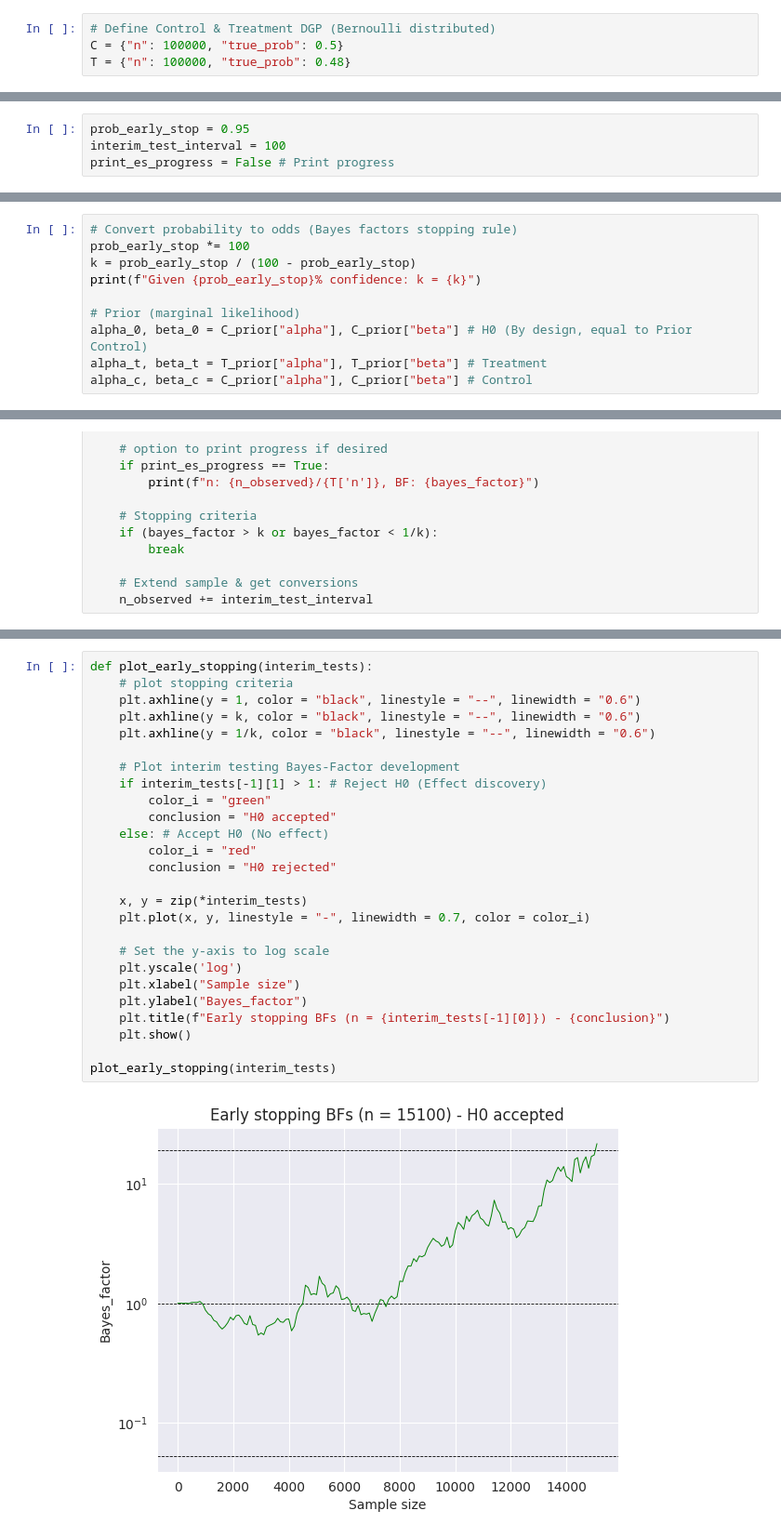
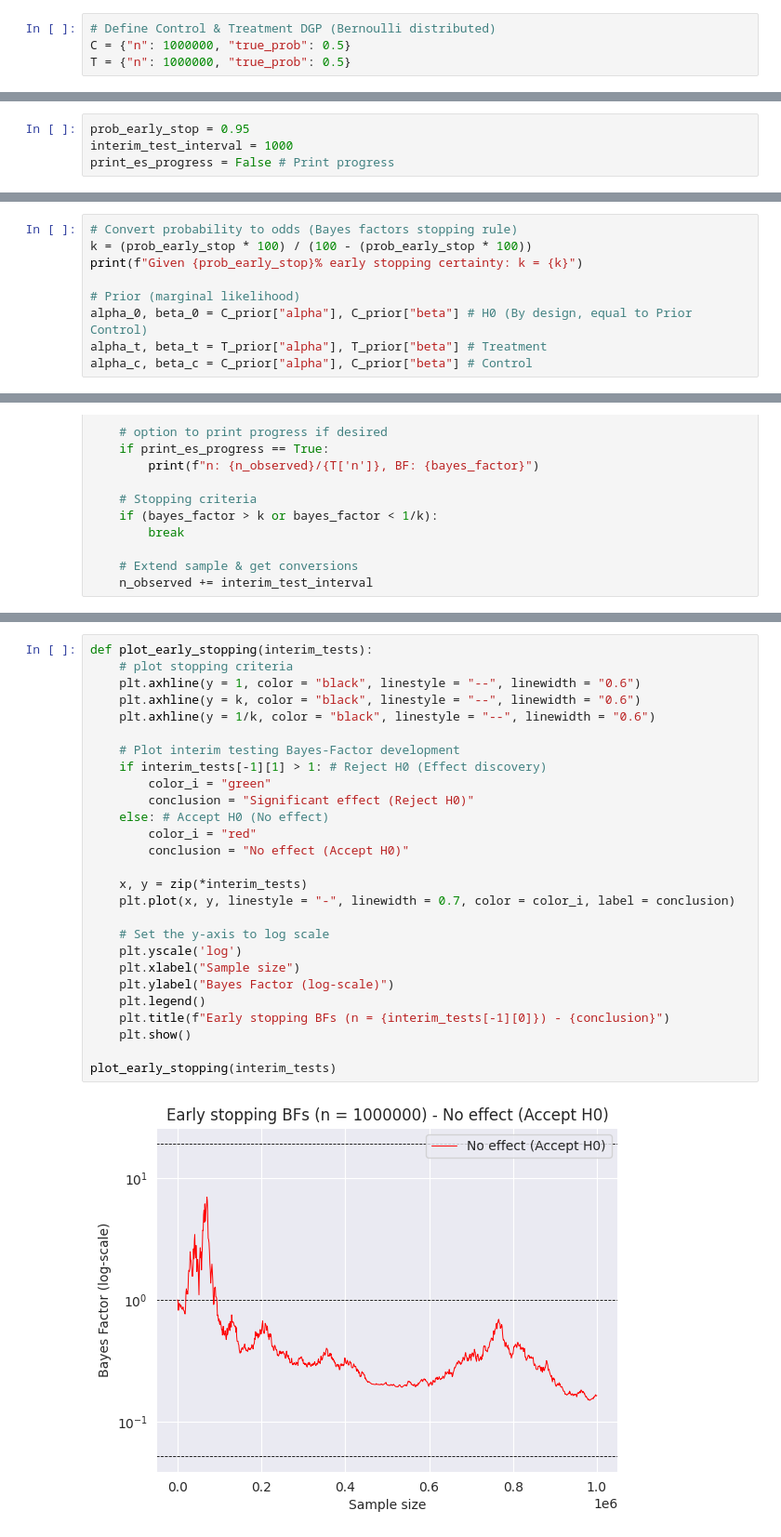
Before and after one commit to Richie-Lee/Bayesian_AB_Test, a Jupyter notebook: Introduction_Bayesian_AB_Testing.ipynb, the cells around one changed output, grey strips where cells are left out. Shown at 93% size. Saved outputs shown, nothing was run; the diff lists cells and outputs as text.

Commit message:
Expanded early stopping section w/ explanations

```diff
--- a/Introduction_Bayesian_AB_Testing.ipynb
+++ b/Introduction_Bayesian_AB_Testing.ipynb
@@ -68,8 +68,8 @@ Output:
   - ``sample_conversion_rate`` = conversion rate of sample
 # %%
 # Define Control & Treatment DGP (Bernoulli distributed)
-C = {"n": 100000, "true_prob": 0.5}
-T = {"n": 100000, "true_prob": 0.48}
+C = {"n": 1000000, "true_prob": 0.5}
+T = {"n": 1000000, "true_prob": 0.5}
 # %%
 def get_bernoulli_sample(mean, n):
     # Sample bernoulli distribution with relevant metrics
@@ -548,4 +569,4 @@ Treatment group:
 # %%
 prob_early_stop = 0.95
-interim_test_interval = 100
+interim_test_interval = 1000
 print_es_progress = False # Print progress
@@ -552,8 +583,7 @@ print_es_progress = False # Print progress
 # %%
 # Convert probability to odds (Bayes factors stopping rule)
-prob_early_stop *= 100
-k = prob_early_stop / (100 - prob_early_stop)
-print(f"Given {prob_early_stop}% confidence: k = {k}")
+k = (prob_early_stop * 100) / (100 - (prob_early_stop * 100))
+print(f"Given {prob_early_stop}% early stopping certainty: k = {k}")
 
 # Prior (marginal likelihood)
 alpha_0, beta_0 = C_prior["alpha"], C_prior["beta"] # H0 (By design, equal to Prior Control)
@@ -587,28 +628,29 @@ while n_observed <= T["n"]:
 # %%
 def plot_early_stopping(interim_tests):
     # plot stopping criteria
     plt.axhline(y = 1, color = "black", linestyle = "--", linewidth = "0.6")
     plt.axhline(y = k, color = "black", linestyle = "--", linewidth = "0.6")
     plt.axhline(y = 1/k, color = "black", linestyle = "--", linewidth = "0.6")
 
     # Plot interim testing Bayes-Factor development
     if interim_tests[-1][1] > 1: # Reject H0 (Effect discovery)
         color_i = "green"
-        conclusion = "H0 accepted"
+        conclusion = "Significant effect (Reject H0)"
     else: # Accept H0 (No effect)
         color_i = "red"
-        conclusion = "H0 rejected"
+        conclusion = "No effect (Accept H0)"
 
     x, y = zip(*interim_tests)
-    plt.plot(x, y, linestyle = "-", linewidth = 0.7, color = color_i)
+    plt.plot(x, y, linestyle = "-", linewidth = 0.7, color = color_i, label = conclusion)
 
     # Set the y-axis to log scale
     plt.yscale('log')
     plt.xlabel("Sample size")
-    plt.ylabel("Bayes_factor")
+    plt.ylabel("Bayes Factor (log-scale)")
+    plt.legend()
     plt.title(f"Early stopping BFs (n = {interim_tests[-1][0]}) - {conclusion}")
     plt.show()
 
 plot_early_stopping(interim_tests)
 # %% [output]
-[figure, old version]
+[figure, new version]
```
Also changed, not shown: parts of 19 cells of this notebook.
